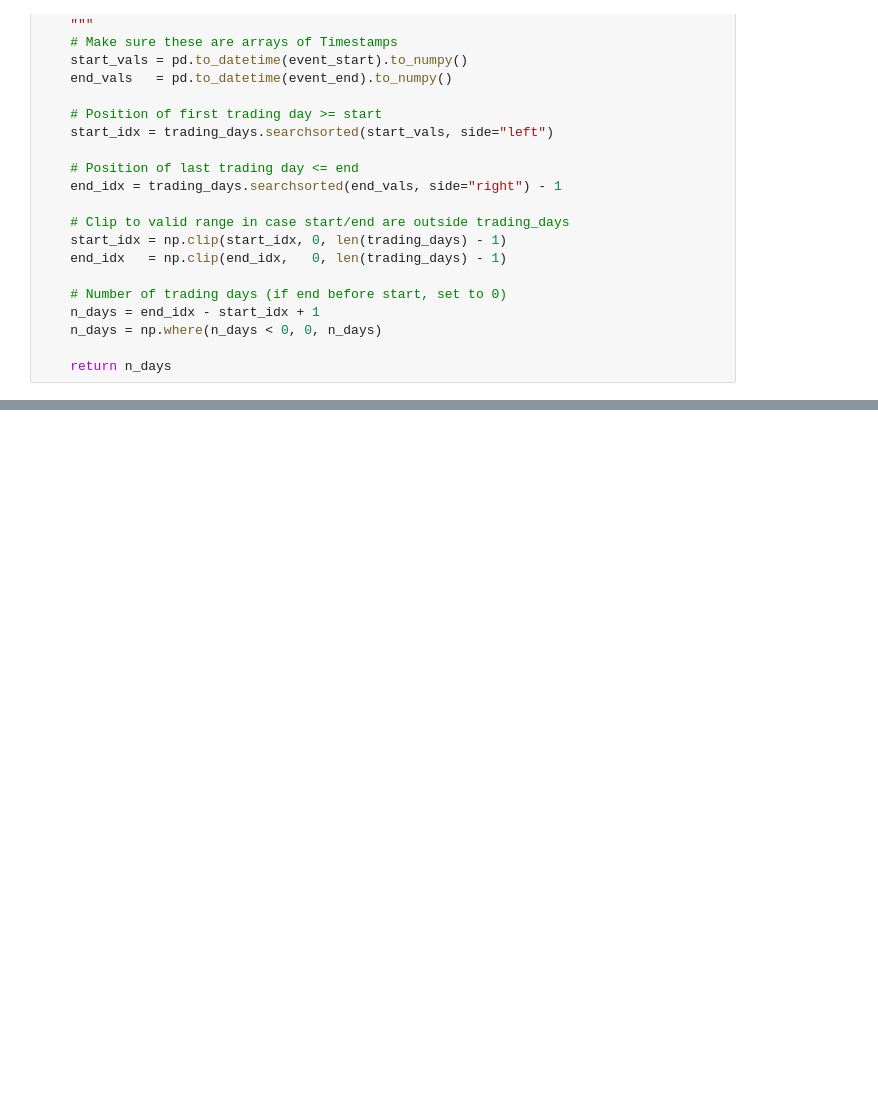
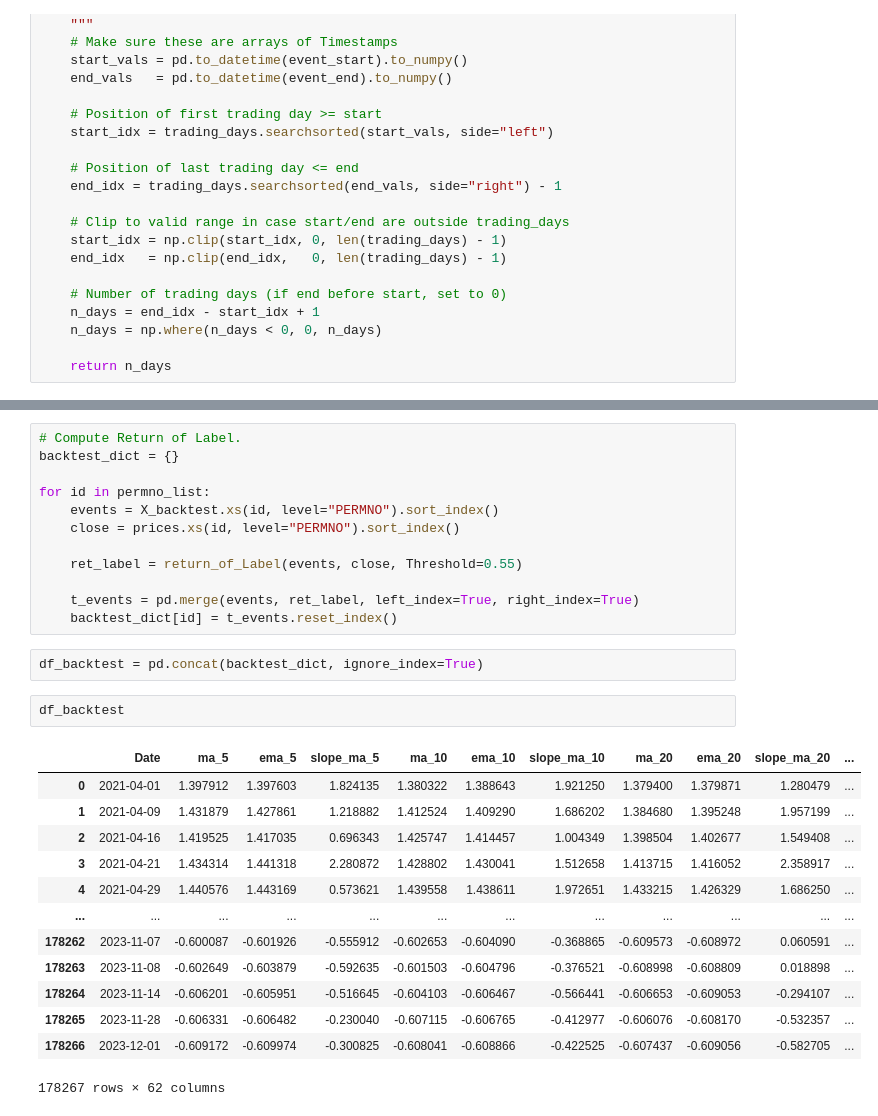
Before and after one commit to FelixWidmann/ML_Finance, a Jupyter notebook: training_rf.ipynb, the cells around one changed output, grey strips where cells are left out. Drawn from its saved outputs; the diff is of its cells as text; blank space fills up the shorter version.

```diff
--- a/training_rf.ipynb
+++ b/training_rf.ipynb
@@ -600,2 +615,32 @@ new_data = compute_pl_for_stratgy(
+# %%
+# Compute Return of Label.
+backtest_dict = {}
+
+for id in permno_list:
+    events = X_backtest.xs(id, level="PERMNO").sort_index()
+    close = prices.xs(id, level="PERMNO").sort_index()
+
+    ret_label = return_of_Label(events, close, Threshold=0.55)
+
+    t_events = pd.merge(events, ret_label, left_index=True, right_index=True)
+    backtest_dict[id] = t_events.reset_index()
+# %%
+df_backtest = pd.concat(backtest_dict, ignore_index=True)
+# %%
+df_backtest
+# %% [output]
+|  | Date | ma_5 | ema_5 | slope_ma_5 | ma_10 | ema_10 | slope_ma_10 | ma_20 | ema_20 | slope_ma_20 | ... |
+| 0 | 2021-04-01 | 1.397912 | 1.397603 | 1.824135 | 1.380322 | 1.388643 | 1.921250 | 1.379400 | 1.379871 | 1.280479 | ... |
+| 1 | 2021-04-09 | 1.431879 | 1.427861 | 1.218882 | 1.412524 | 1.409290 | 1.686202 | 1.384680 | 1.395248 | 1.957199 | ... |
+| 2 | 2021-04-16 | 1.419525 | 1.417035 | 0.696343 | 1.425747 | 1.414457 | 1.004349 | 1.398504 | 1.402677 | 1.549408 | ... |
+| 3 | 2021-04-21 | 1.434314 | 1.441318 | 2.280872 | 1.428802 | 1.430041 | 1.512658 | 1.413715 | 1.416052 | 2.358917 | ... |
+| 4 | 2021-04-29 | 1.440576 | 1.443169 | 0.573621 | 1.439558 | 1.438611 | 1.972651 | 1.433215 | 1.426329 | 1.686250 | ... |
+| ... | ... | ... | ... | ... | ... | ... | ... | ... | ... | ... | ... |
+| 178262 | 2023-11-07 | -0.600087 | -0.601926 | -0.555912 | -0.602653 | -0.604090 | -0.368865 | -0.609573 | -0.608972 | 0.060591 | ... |
+| 178263 | 2023-11-08 | -0.602649 | -0.603879 | -0.592635 | -0.601503 | -0.604796 | -0.376521 | -0.608998 | -0.608809 | 0.018898 | ... |
+| 178264 | 2023-11-14 | -0.606201 | -0.605951 | -0.516645 | -0.604103 | -0.606467 | -0.566441 | -0.606653 | -0.609053 | -0.294107 | ... |
+| 178265 | 2023-11-28 | -0.606331 | -0.606482 | -0.230040 | -0.607115 | -0.606765 | -0.412977 | -0.606076 | -0.608170 | -0.532357 | ... |
+| 178266 | 2023-12-01 | -0.609172 | -0.609974 | -0.300825 | -0.608041 | -0.608866 | -0.422525 | -0.607437 | -0.609056 | -0.582705 | ... |
+178267 rows × 62 columns
 # %%
 # Basic stats
```
Also changed, not shown: parts of 16 cells of this notebook, 2 other files.
